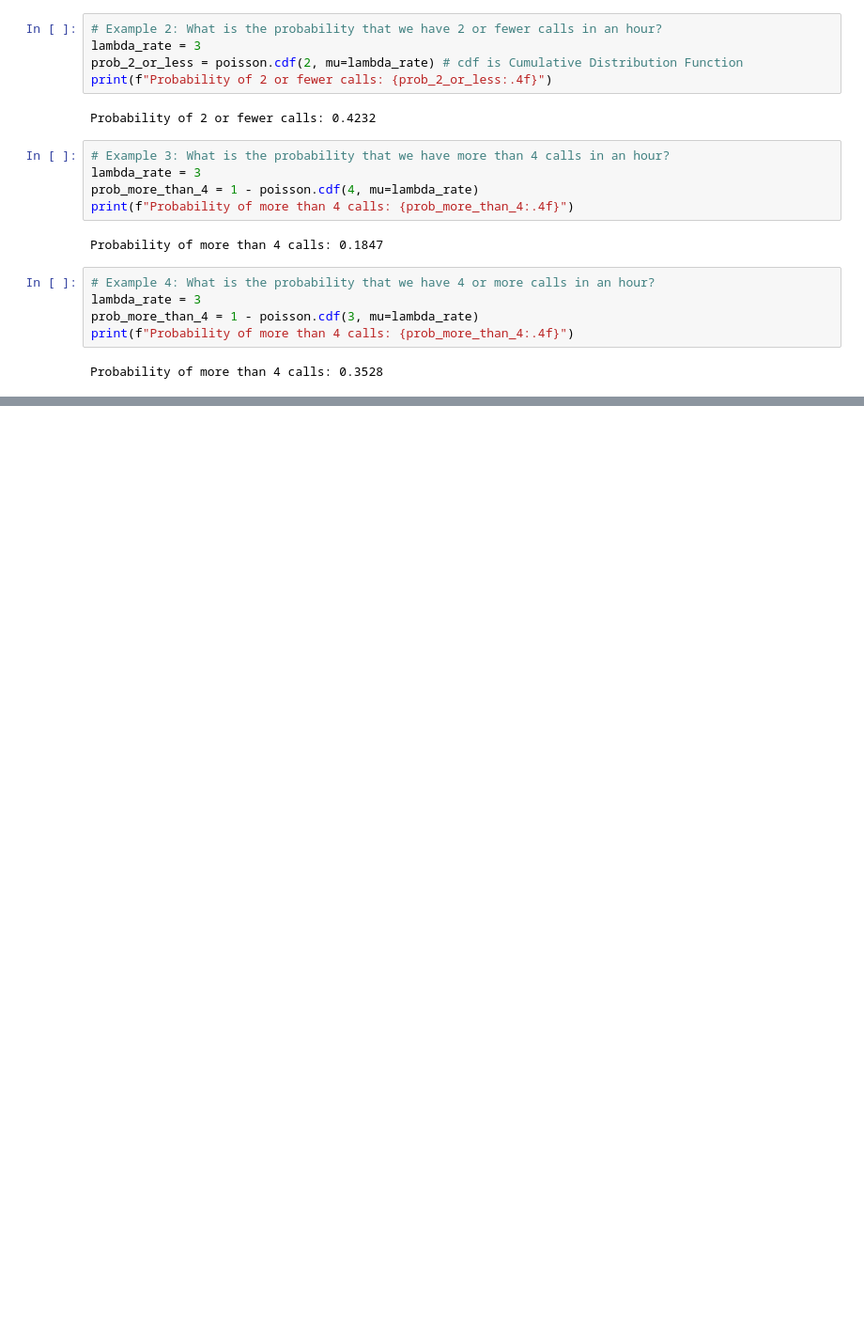
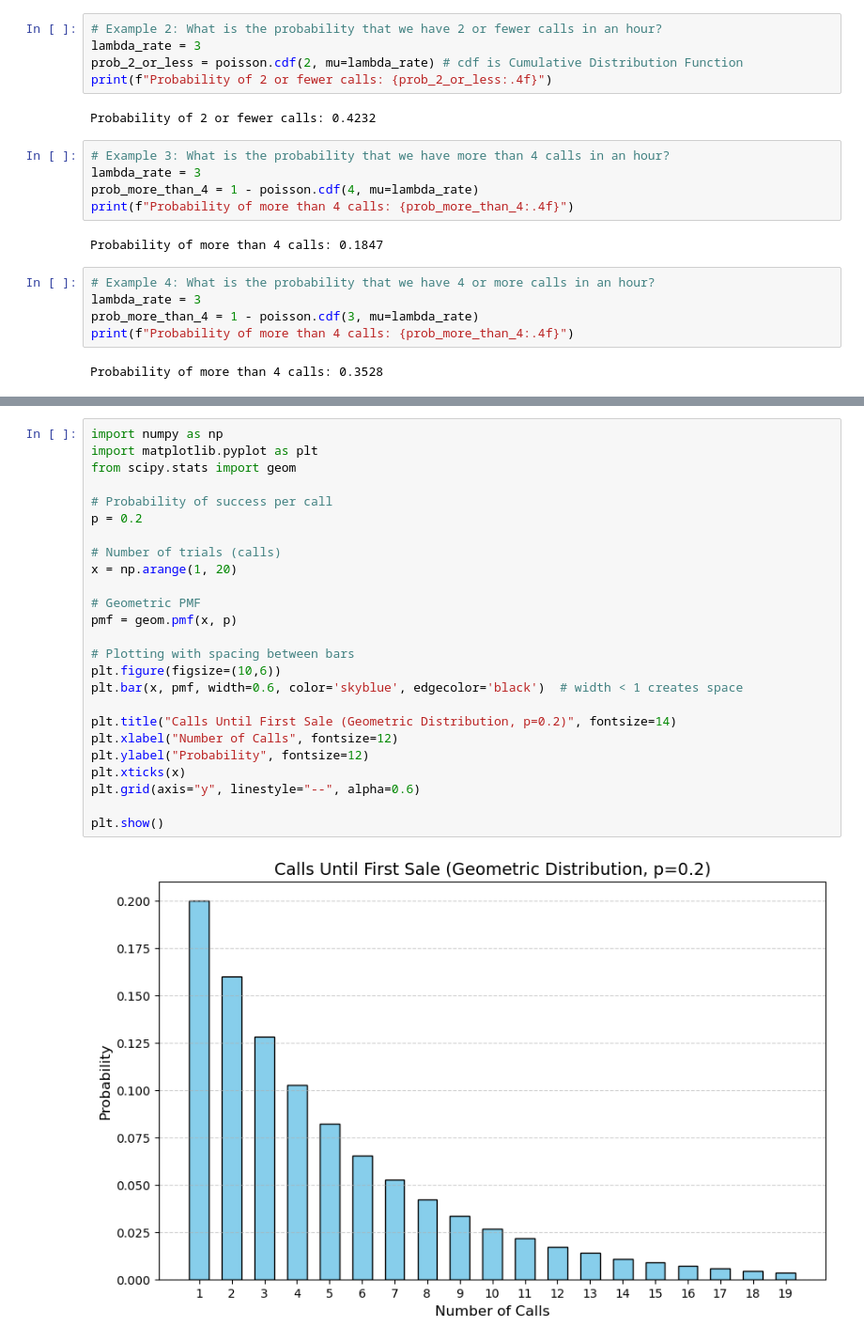
Before and after one commit to Dcroix/Data_Science_Ninja, a Jupyter notebook: Python Jutsu/Distribution Jutsu.ipynb, the cells around one changed output, grey strips where cells are left out. Shown at 94% size. Saved outputs shown, nothing was run; the diff lists cells and outputs as text; blank space fills up the shorter version.

```diff
--- a/Python Jutsu/Distribution Jutsu.ipynb
+++ b/Python Jutsu/Distribution Jutsu.ipynb
@@ -235,0 +287,27 @@ Probability of more than 4 calls: 0.3528
+# %%
+import numpy as np
+import matplotlib.pyplot as plt
+from scipy.stats import geom
+
+# Probability of success per call
+p = 0.2
+
+# Number of trials (calls)
+x = np.arange(1, 20)
+
+# Geometric PMF
+pmf = geom.pmf(x, p)
+
+# Plotting with spacing between bars
+plt.figure(figsize=(10,6))
+plt.bar(x, pmf, width=0.6, color='skyblue', edgecolor='black')  # width < 1 creates space
+
+plt.title("Calls Until First Sale (Geometric Distribution, p=0.2)", fontsize=14)
+plt.xlabel("Number of Calls", fontsize=12)
+plt.ylabel("Probability", fontsize=12)
+plt.xticks(x)
+plt.grid(axis="y", linestyle="--", alpha=0.6)
+
+plt.show()
+# %% [output]
+[figure, added]
```
Also changed, not shown: parts of 7 cells of this notebook.
